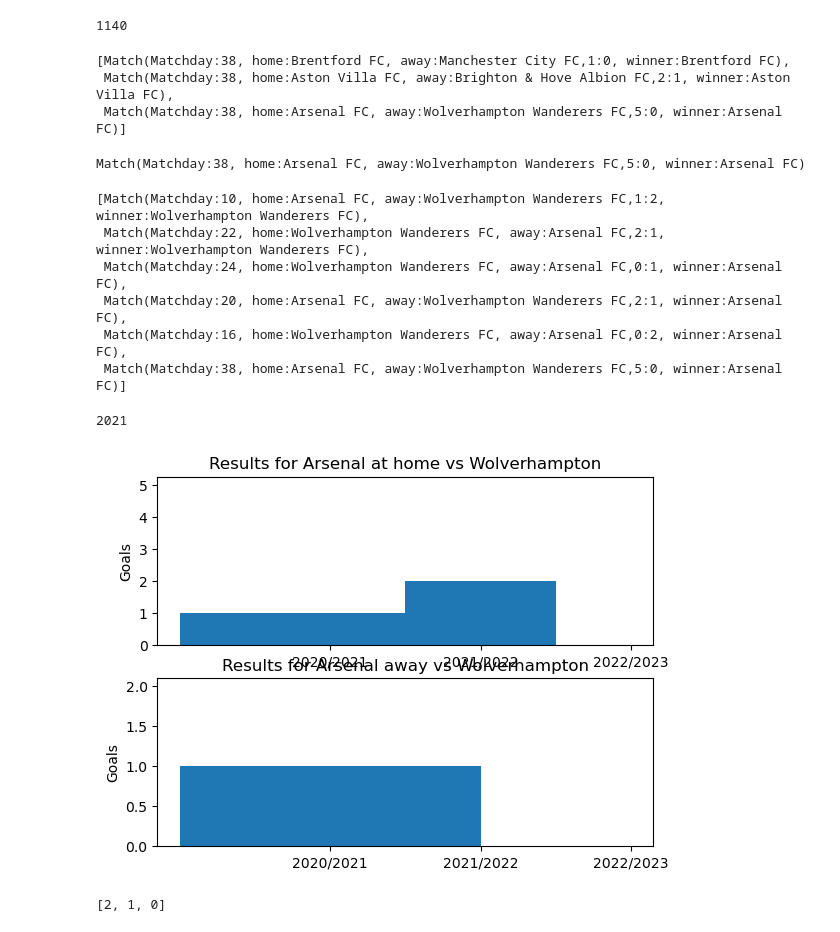
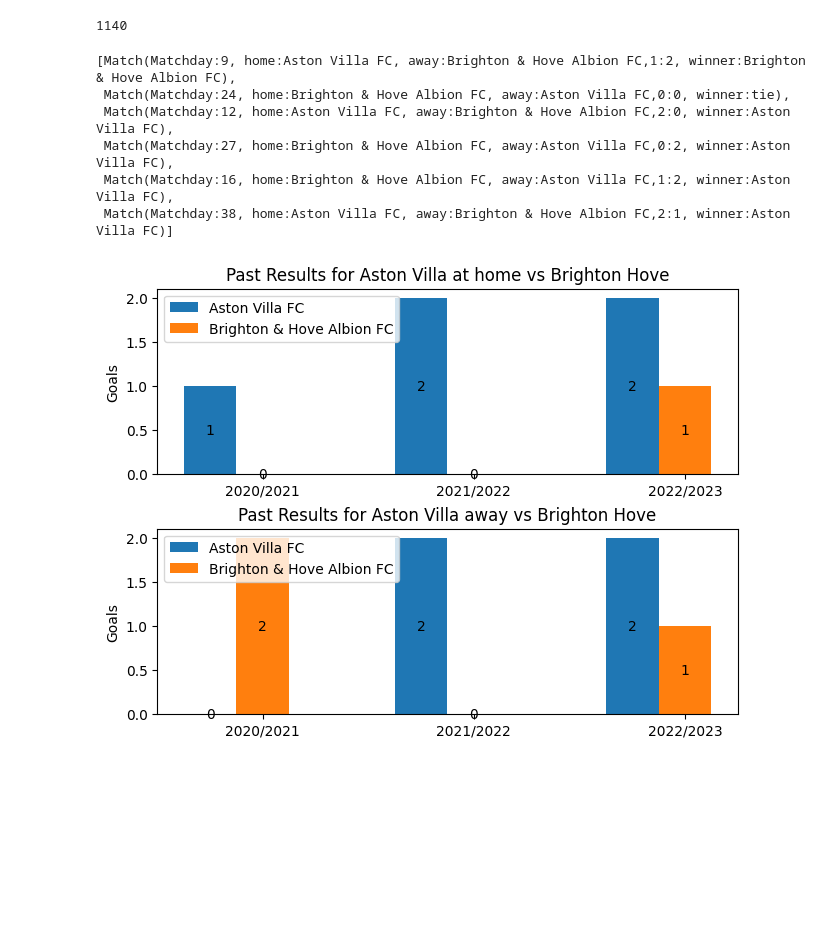
Before and after one commit to aldotudela7/Football, a Jupyter notebook: plot_games.ipynb, the cells around one changed output. Saved outputs shown, nothing was run; the diff lists cells and outputs as text; code cells hidden in the pictures; blank space fills up the shorter version.

Commit message:
Updating the notebook with new graph format

```diff
--- a/plot_games.ipynb
+++ b/plot_games.ipynb
@@ -40,22 +41,14 @@ matches = [ Match(d['league'],
 len(matches)
 # %% [output]
 1140
-# %%
-last_matches = matches[-3:]
-last_matches
-# %% [output]
-[Match(Matchday:38, home:Brentford FC, away:Manchester City FC,1:0, winner:Brentford FC),
- Match(Matchday:38, home:Aston Villa FC, away:Brighton & Hove Albion FC,2:1, winner:Aston Villa FC),
- Match(Matchday:38, home:Arsenal FC, away:Wolverhampton Wanderers FC,5:0, winner:Arsenal FC)]
-# %%
-last_matches[2]
-# %% [output]
-Match(Matchday:38, home:Arsenal FC, away:Wolverhampton Wanderers FC,5:0, winner:Arsenal FC)
 # %%
-team_a = last_matches[2].home_team
-team_a_short = last_matches[2].home_team_short
-team_b = last_matches[2].away_team
-team_b_short = last_matches[2].away_team_short
+last_matches = matches[-3:]
+game = 1
+
+team_a = last_matches[game].home_team
+team_a_short = last_matches[game].home_team_short
+team_b = last_matches[game].away_team
+team_b_short = last_matches[game].away_team_short
 # %%
 previous_matches = []
 for match in matches:
@@ -66,38 +59,56 @@ for match in matches:
 
 previous_matches
 # %% [output]
-[Match(Matchday:10, home:Arsenal FC, away:Wolverhampton Wanderers FC,1:2, winner:Wolverhampton Wanderers FC),
- Match(Matchday:22, home:Wolverhampton Wanderers FC, away:Arsenal FC,2:1, winner:Wolverhampton Wanderers FC),
- Match(Matchday:24, home:Wolverhampton Wanderers FC, away:Arsenal FC,0:1, winner:Arsenal FC),
- Match(Matchday:20, home:Arsenal FC, away:Wolverhampton Wanderers FC,2:1, winner:Arsenal FC),
- Match(Matchday:16, home:Wolverhampton Wanderers FC, away:Arsenal FC,0:2, winner:Arsenal FC),
- Match(Matchday:38, home:Arsenal FC, away:Wolverhampton Wanderers FC,5:0, winner:Arsenal FC)]
+[Match(Matchday:9, home:Aston Villa FC, away:Brighton & Hove Albion FC,1:2, winner:Brighton & Hove Albion FC),
+ Match(Matchday:24, home:Brighton & Hove Albion FC, away:Aston Villa FC,0:0, winner:tie),
+ Match(Matchday:12, home:Aston Villa FC, away:Brighton & Hove Albion FC,2:0, winner:Aston Villa FC),
+ Match(Matchday:27, home:Brighton & Hove Albion FC, away:Aston Villa FC,0:2, winner:Aston Villa FC),
+ Match(Matchday:16, home:Brighton & Hove Albion FC, away:Aston Villa FC,1:2, winner:Aston Villa FC),
+ Match(Matchday:38, home:Aston Villa FC, away:Brighton & Hove Albion FC,2:1, winner:Aston Villa FC)]
-# %%
-previous_matches[0].season_end.year
-# %% [output]
-2021
 # %%
 team_a_home_season = [ str(x.season_start.year)+"/"+str(x.season_end.year) for x in previous_matches if x.home_team==team_a ]
 team_a_away_season = [ str(x.season_start.year)+"/"+str(x.season_end.year) for x in previous_matches if x.away_team==team_a ]
 
 team_a_home_scores = [ x.home_team_score for x in previous_matches if x.home_team==team_a ]
 team_b_away_scores = [ x.away_team_score for x in previous_matches if x.away_team==team_b ]
 team_a_away_scores = [ x.away_team_score for x in previous_matches if x.away_team==team_a ]
 team_b_home_scores = [ x.home_team_score for x in previous_matches if x.home_team==team_b ]
 
-fig, (ax1,ax2) = plt.subplots(2,1)
-ax1.bar(team_a_home_season, team_a_home_scores, team_b_away_scores)
-ax2.bar(team_a_away_season, team_a_away_scores, team_b_home_scores)
+home_graph = {
+    team_a: team_a_home_scores,
+    team_b: team_b_home_scores
+}
+away_graph = {
+    team_a: team_a_away_scores,
+    team_b: team_b_away_scores
+}
 
-ax1.set_title("Results for {} at home vs {}".format(team_a_short, team_b_short))
+fig, (ax1,ax2) = plt.subplots(2,1, layout="constrained")
+x = np.arange(len(team_a_home_season))  # the label locations
+width = 0.25  # the width of the bars
+multiplier = 0
+for attribute, measurement in home_graph.items():
+    offset = width * multiplier
+    graph = ax1.bar(x + offset, measurement, width, label=attribute, tick_label=team_a_home_season)
+    ax1.bar_label(graph, label_type='center')
+    multiplier += 1
+
+x = np.arange(len(team_a_away_season))  # the label locations
+width = 0.25  # the width of the bars
+multiplier = 0
+for attribute, measurement in away_graph.items():
+    offset = width * multiplier
+    graph = ax2.bar(x + offset, measurement, width, label=attribute, tick_label=team_a_away_season)
+    ax2.bar_label(graph, label_type='center')
+    multiplier += 1
+
+ax1.set_title("Past Results for {} at home vs {}".format(team_a_short, team_b_short))
 ax1.set_ylabel("Goals")
-ax2.set_title("Results for {} away vs {}".format(team_a_short, team_b_short))
+ax1.legend(loc='upper left')
+ax2.set_title("Past Results for {} away vs {}".format(team_a_short, team_b_short))
 ax2.set_ylabel("Goals")
+ax2.legend(loc='upper left')
 
 plt.show()
 # %% [output]
-[figure, old version]
+[figure, new version]
-# %%
-team_b_away_scores
-# %% [output]
-[2, 1, 0]
```
Also changed, not shown: parts of 1 cell of this notebook.
